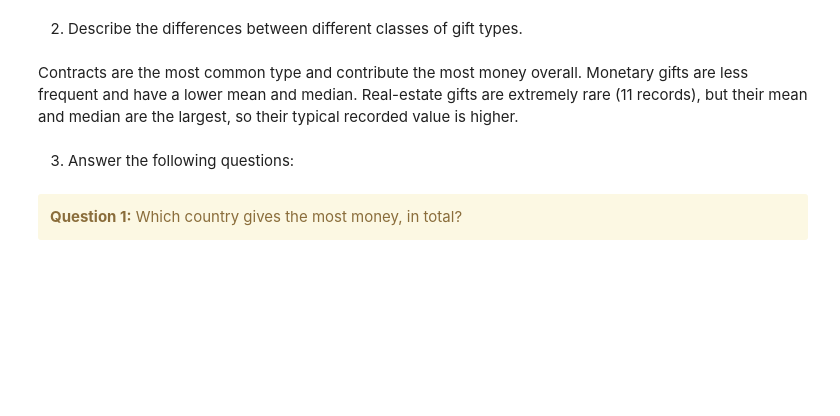
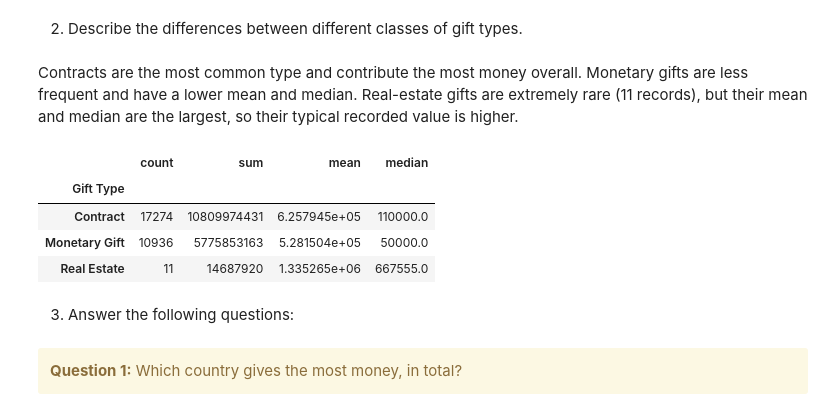
Before and after one commit to waltroou/uu_wrangling_and_eda, a Jupyter notebook: lab_1/initial_analysis.ipynb, the cells around one changed output. Saved outputs shown, nothing was run; the diff lists cells and outputs as text; code cells hidden in the pictures; blank space fills up the shorter version.

```diff
--- a/lab_1/initial_analysis.ipynb
+++ b/lab_1/initial_analysis.ipynb
@@ -27,6 +31,20 @@ print(sys.executable)
 2. Describe the differences between different classes of gift types.
 # %% [markdown]
 Contracts are the most common type and contribute the most money overall. Monetary gifts are less frequent and have a lower mean and median. Real-estate gifts are extremely rare (11 records), but their mean and median are the largest, so their typical recorded value is higher.
+# %%
+gift_type_summary = (
+    df.groupby('Gift Type')['Foreign Gift Amount']
+      .agg(['count', 'sum', 'mean', 'median'])
+      .sort_values('sum', ascending=False)
+)
+
+gift_type_summary
+# %% [output]
+|  | count | sum | mean | median |
+| Gift Type |  |  |  |  |
+| Contract | 17274 | 10809974431 | 6.257945e+05 | 110000.0 |
+| Monetary Gift | 10936 | 5775853163 | 5.281504e+05 | 50000.0 |
+| Real Estate | 11 | 14687920 | 1.335265e+06 | 667555.0 |
 # %% [markdown]
 3. Answer the following questions:
 # %% [markdown]
```
Also changed, not shown: parts of 7 cells of this notebook, 2 other files.
